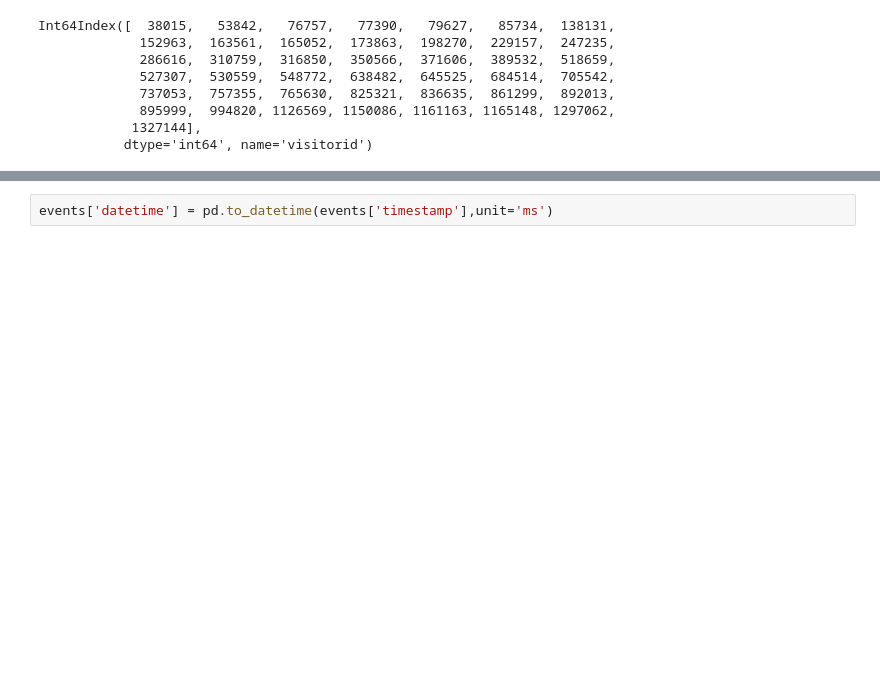
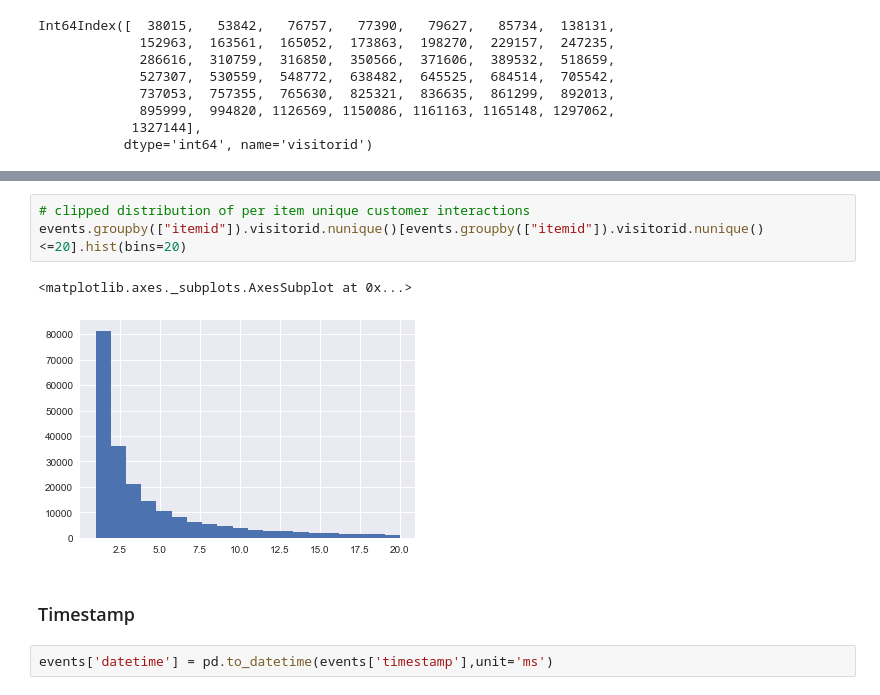
Before and after one commit to LubomirKoprla/fiit_project_neural_networks, a Jupyter notebook: notebooks/analysis.ipynb, the cells around one changed output, grey strips where cells are left out. Cells and saved outputs as stored; diff of their text form; blank space fills up the shorter version.

```diff
--- a/notebooks/analysis.ipynb
+++ b/notebooks/analysis.ipynb
@@ -140,3 +251,11 @@ events.describe()
+# %%
+# clipped distribution of per item unique customer interactions
+events.groupby(["itemid"]).visitorid.nunique()[events.groupby(["itemid"]).visitorid.nunique() <=20].hist(bins=20)
+# %% [output]
+<matplotlib.axes._subplots.AxesSubplot at 0x...>
+[figure, added]
+# %% [markdown]
+### Timestamp
 # %%
 events['datetime'] = pd.to_datetime(events['timestamp'],unit='ms')
 # %% [markdown]
```
Also changed, not shown: parts of 45 cells of this notebook, 1 other file.
